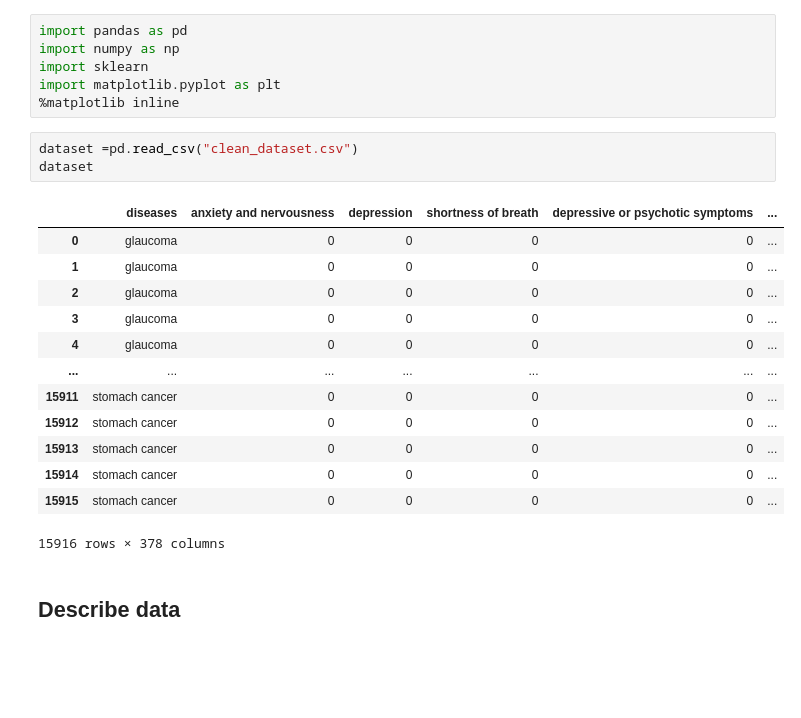
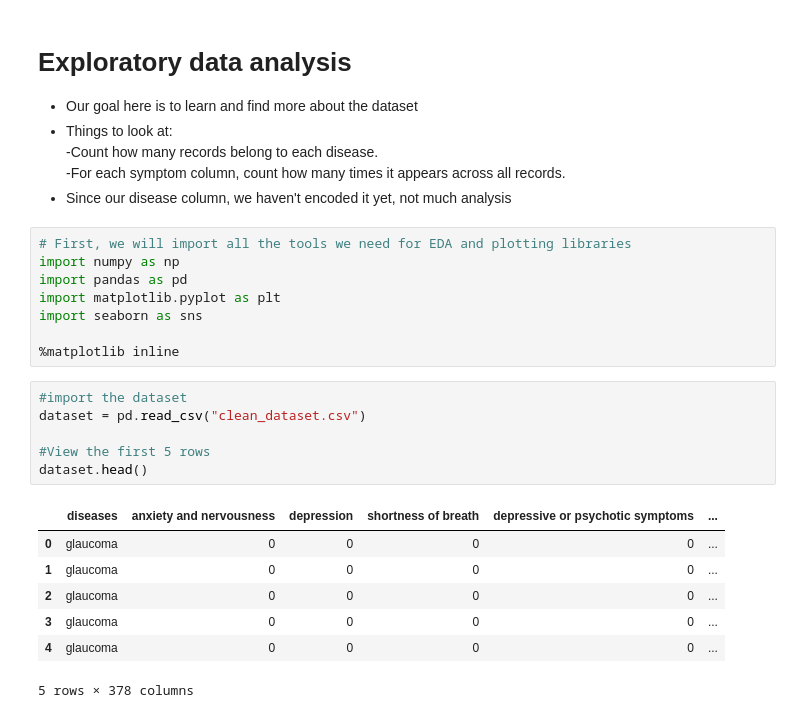
Before and after one commit to WeCode-04-BA/MED-ACCESS, a Jupyter notebook: notebooks/data_analysis.ipynb, the cells around one changed output. Saved outputs shown, nothing was run; the diff lists cells and outputs as text; blank space fills up the shorter version.

Commit message:
updated data_clean notebook

```diff
--- a/notebooks/data_analysis.ipynb
+++ b/notebooks/data_analysis.ipynb
@@ -1,25 +1,29 @@
+# %% [markdown]
+# Exploratory data analysis
+ * Our goal here is to learn and find more about the dataset
+ * Things to look at:
+   -Count how many records belong to each disease.
+   -For each symptom column, count how many times it appears across all records.
+ * Since our disease column, we haven't encoded it yet, not much analysis
 # %%
+# First, we will import all the tools we need for EDA and plotting libraries
+import numpy as np
 import pandas as pd
-import numpy as np
-import sklearn
 import matplotlib.pyplot as plt
+import seaborn as sns
+
 %matplotlib inline
 # %%
-dataset =pd.read_csv("clean_dataset.csv")
-dataset
+#import the dataset
+dataset = pd.read_csv("clean_dataset.csv")
+
+#View the first 5 rows
+dataset.head()
 # %% [output]
 |  | diseases | anxiety and nervousness | depression | shortness of breath | depressive or psychotic symptoms | ... |
 | 0 | glaucoma | 0 | 0 | 0 | 0 | ... |
 | 1 | glaucoma | 0 | 0 | 0 | 0 | ... |
 | 2 | glaucoma | 0 | 0 | 0 | 0 | ... |
 | 3 | glaucoma | 0 | 0 | 0 | 0 | ... |
 | 4 | glaucoma | 0 | 0 | 0 | 0 | ... |
-| ... | ... | ... | ... | ... | ... | ... |
-| 15911 | stomach cancer | 0 | 0 | 0 | 0 | ... |
-| 15912 | stomach cancer | 0 | 0 | 0 | 0 | ... |
-| 15913 | stomach cancer | 0 | 0 | 0 | 0 | ... |
-| 15914 | stomach cancer | 0 | 0 | 0 | 0 | ... |
-| 15915 | stomach cancer | 0 | 0 | 0 | 0 | ... |
-15916 rows × 378 columns
+5 rows × 378 columns
-# %% [markdown]
-## Describe data
```
Also changed, not shown: parts of 15 cells of this notebook.
